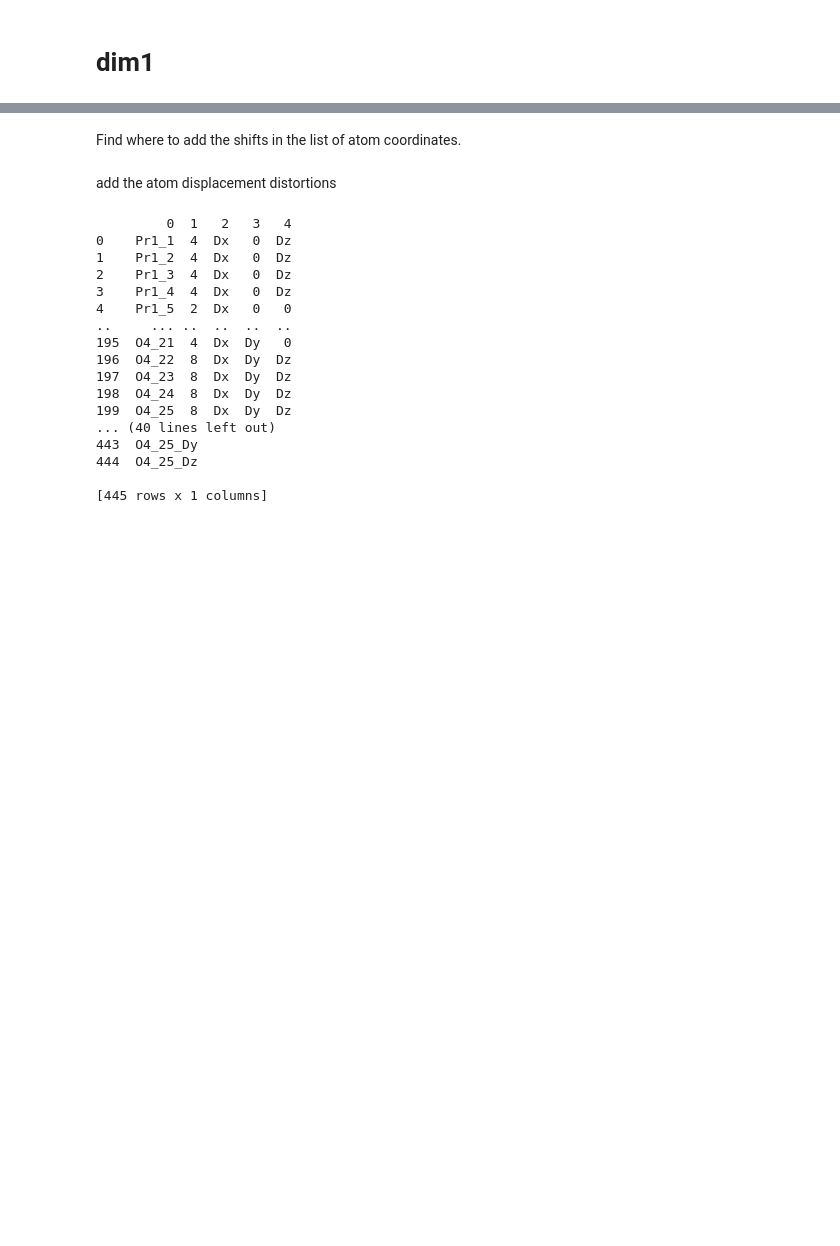
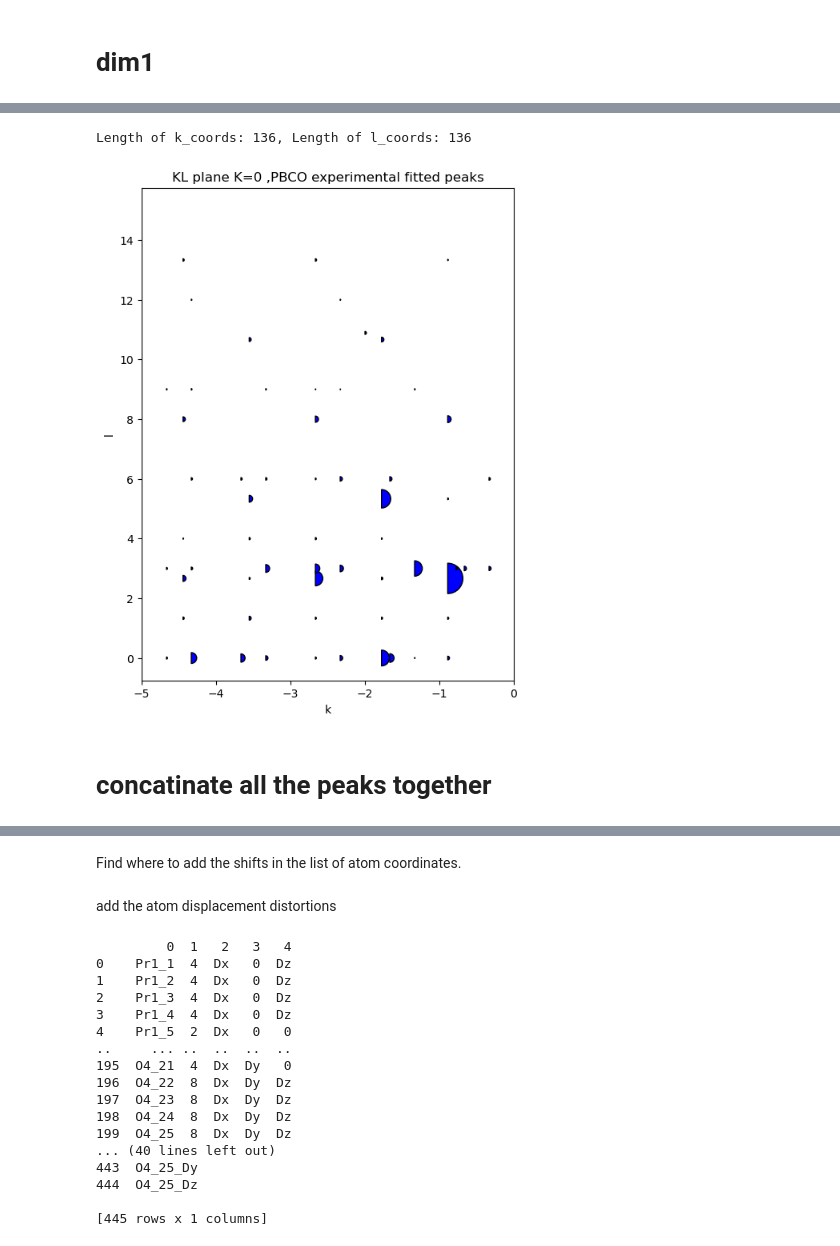
Before and after one commit to bleubreeymeow/CrystalClearFit, a Jupyter notebook: alrisDistortionFit/PBCO/preprocessing.ipynb, the cells around one changed output, grey strips where cells are left out. Cells and saved outputs as stored; diff of their text form; code cells hidden in the pictures; blank space fills up the shorter version.

```diff
--- a/alrisDistortionFit/PBCO/preprocessing.ipynb
+++ b/alrisDistortionFit/PBCO/preprocessing.ipynb
@@ -163,0 +175,27 @@ pyplot.gcf().set_size_inches(6, 8)
+# %%
+k , l = np.meshgrid(k_coords , l_coords)
+
+k_flat = k.flatten()
+l_flat = l.flatten()
+intensity_flat = intensity_arr.flatten()
+print(f"Length of k_flat: {len(k_flat)}, Length of l_flat: {len(l_flat)}, Length of intensity_flat: {len(intensity_flat)}")
+
+#create a csv file with the data, and each first row is the name of the column : h ,k , l , intensity_exp
+data = pd.DataFrame({
+    'h': np.zeros_like(k_flat),
+    'k': k_flat,
+    'l': l_flat,
+    'intensity_exp': intensity_flat,
+    'intensity_exp_err' : np.zeros_like(k_flat)
+})
+
+#remove all rows where the intensity_exp is nan
+data = data[~data['intensity_exp'].isna()]
+
+#remove all rows where h and k are both integers
+data = data[~((data['l'] % 1 == 0) & (data['k'] % 1 == 0))]
+#remove all rows where either h is smaller than -5
+data = data[data['k'] >= -5]
+
+data.to_csv('raw_data/dim1/dim1_peaks.csv', index=False)
+print(data)
@@ -163,0 +218,21 @@ pyplot.gcf().set_size_inches(6, 8)
+# %%
+print(f"Length of k_coords: {len(k_coords)}, Length of l_coords: {len(l_coords)}")
+
+
+pyplot.scatter(k_flat , l_flat , s=intensity_flat *2 , color='blue', edgecolor="black",
+               label='Exp', marker=markers.MarkerStyle("o", fillstyle="right"))
+#change figure size
+#pyplot.gcf().set_size_inches(10, 10)
+#add labels
+pyplot.xlabel('k')
+pyplot.ylabel('l')
+#add title
+pyplot.title('KL plane K=0 ,PBCO experimental fitted peaks')
+pyplot.xlim(-5 , 0)
+#figure size
+pyplot.gcf().set_size_inches(6, 8)
+# %% [output]
+Length of k_coords: 136, Length of l_coords: 136
+[figure, added]
+# %% [markdown]
+# concatinate all the peaks together
```
Also changed, not shown: parts of 9 cells of this notebook, 4 other files.
